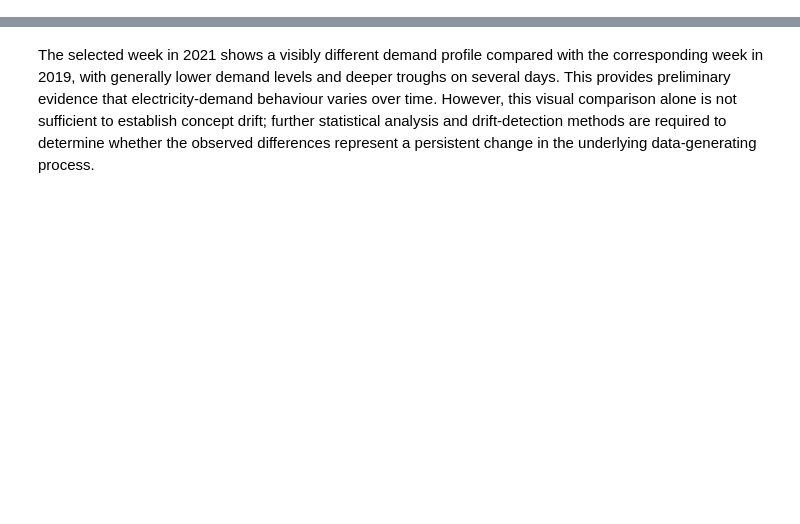
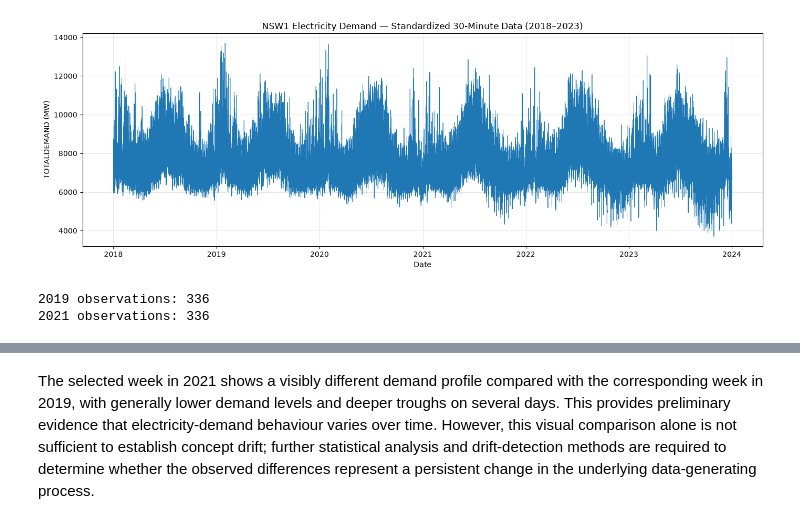
Before and after one commit to ziqi2026/Detecting-and-Adapting-to-Concept-Drift-in-Time-Series-Forecasting, a Jupyter notebook: 01_AEMO_Data_Preparation.ipynb, the cells around one changed output, grey strips where cells are left out. Saved outputs shown, nothing was run; the diff lists cells and outputs as text; code cells hidden in the pictures; blank space fills up the shorter version.

```diff
--- a/01_AEMO_Data_Preparation.ipynb
+++ b/01_AEMO_Data_Preparation.ipynb
@@ -503,0 +660,39 @@ plt.show()
+# %%
+# Plot the full NSW1 electricity demand series (2018–2023)
+plt.figure(figsize=(14, 5))
+
+plt.plot(
+    nsw1_30min["SETTLEMENTDATE"],
+    nsw1_30min["TOTALDEMAND"],
+    linewidth=0.6
+)
+
+plt.title("NSW1 Electricity Demand — Standardized 30-Minute Data (2018–2023)")
+plt.xlabel("Date")
+plt.ylabel("TOTALDEMAND (MW)")
+plt.grid(alpha=0.3)
+
+plt.tight_layout()
+plt.show()
+# %% [output]
+[figure, added]
+# %%
+# Select the same week from 2019 and 2021 for SA1
+
+week_2019_sa1 = sa1_30min[
+    (sa1_30min["SETTLEMENTDATE"] >= "2019-03-15 00:00:00")
+    &
+    (sa1_30min["SETTLEMENTDATE"] < "2019-03-22 00:00:00")
+].copy()
+
+week_2021_sa1 = sa1_30min[
+    (sa1_30min["SETTLEMENTDATE"] >= "2021-03-15 00:00:00")
+    &
+    (sa1_30min["SETTLEMENTDATE"] < "2021-03-22 00:00:00")
+].copy()
+
+print("2019 observations:", len(week_2019_sa1))
+print("2021 observations:", len(week_2021_sa1))
+# %% [output]
+2019 observations: 336
+2021 observations: 336
```
Also changed, not shown: parts of 50 cells of this notebook.
